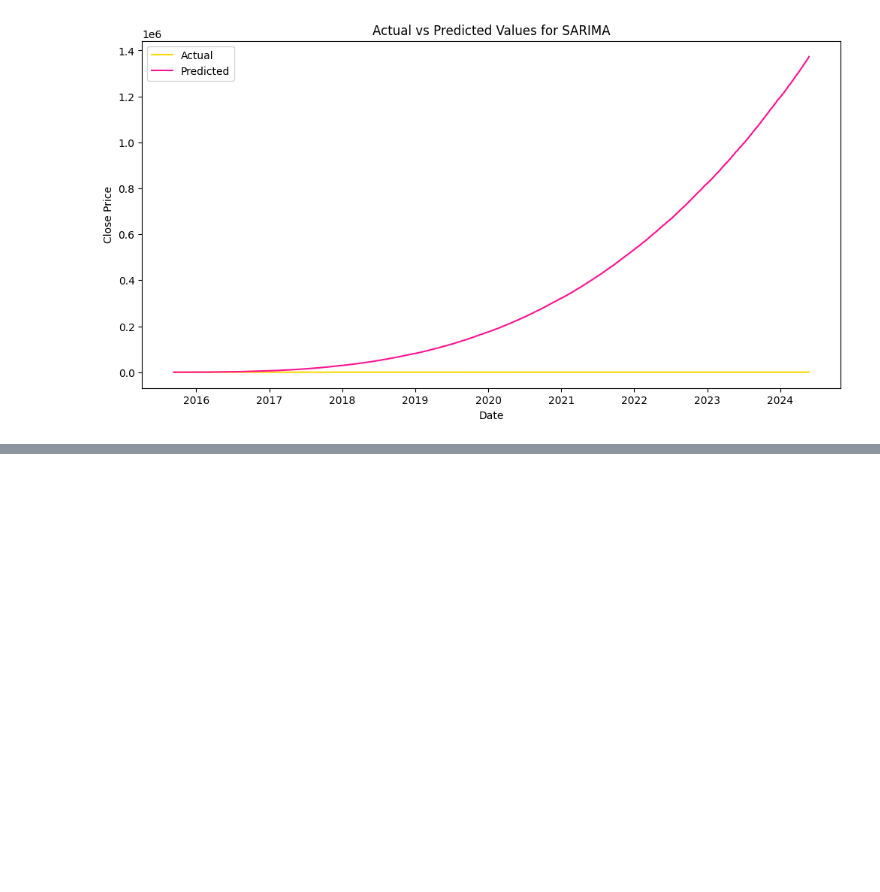
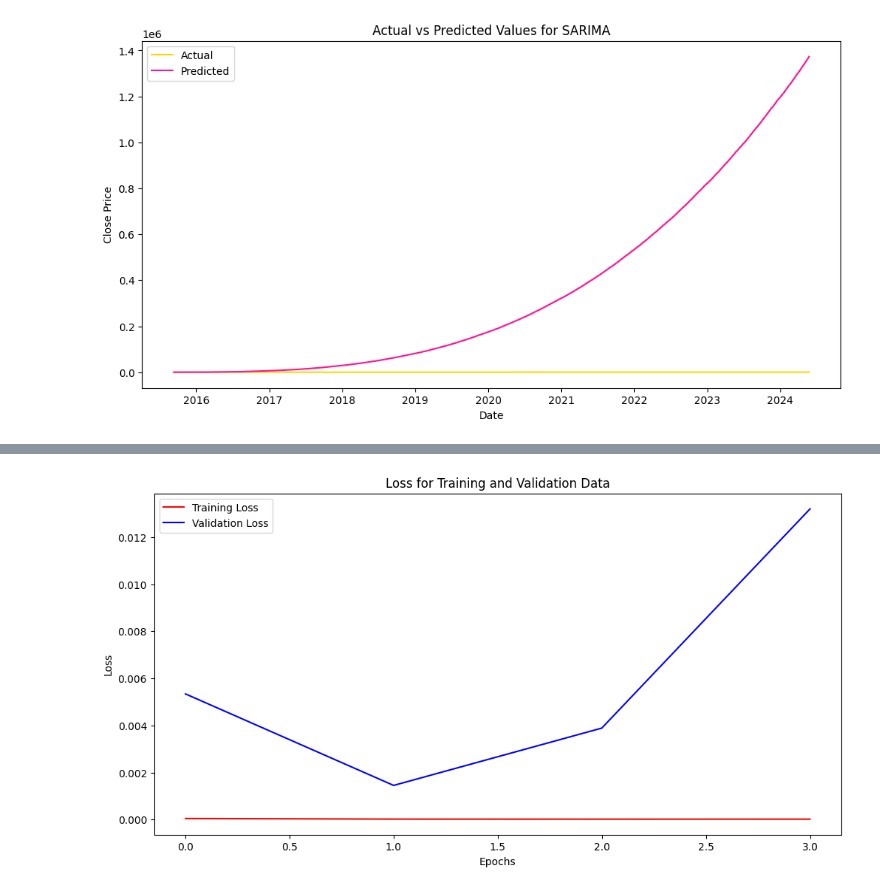
Before and after one commit to arkhash0309/AppleWiseAI, a Jupyter notebook: Notebook.ipynb, the cells around one changed output, grey strips where cells are left out. Cells and saved outputs as stored; diff of their text form; code cells hidden in the pictures; blank space fills up the shorter version.

```diff
--- a/Notebook.ipynb
+++ b/Notebook.ipynb
@@ -839,0 +897,11 @@ plt.show()
+# %%
+seq_length = 60
+
+x = create_sequences(scaled_features, seq_length)
+y = scaled_target[seq_length:]
+# %%
+# splitting the data into training and testing sets
+split = int(0.8*len(x))
+
+x_train, x_test = x[:split], x[split:]
+y_train, y_test = y[:split], y[split:]
@@ -839,0 +982,12 @@ plt.show()
+# %%
+# plotting the loss for training and validation data
+plt.figure(figsize=(12,6))
+plt.plot(history.history["loss"], color="red", label="Training Loss")
+plt.plot(history.history["val_loss"], color="blue", label="Validation Loss")
+plt.title("Loss for Training and Validation Data")
+plt.xlabel("Epochs")
+plt.ylabel("Loss")
+plt.legend()
+plt.show()
+# %% [output]
+[figure, added]
```
Also changed, not shown: parts of 13 cells of this notebook.
